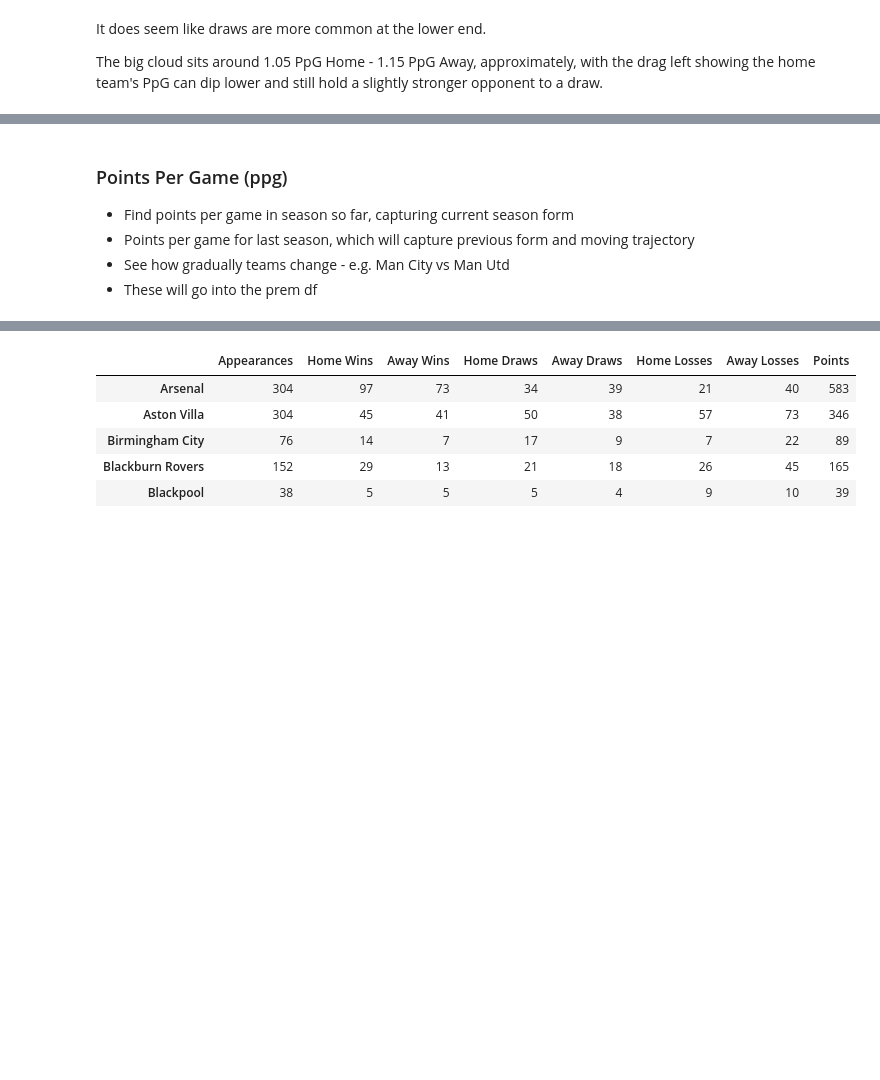
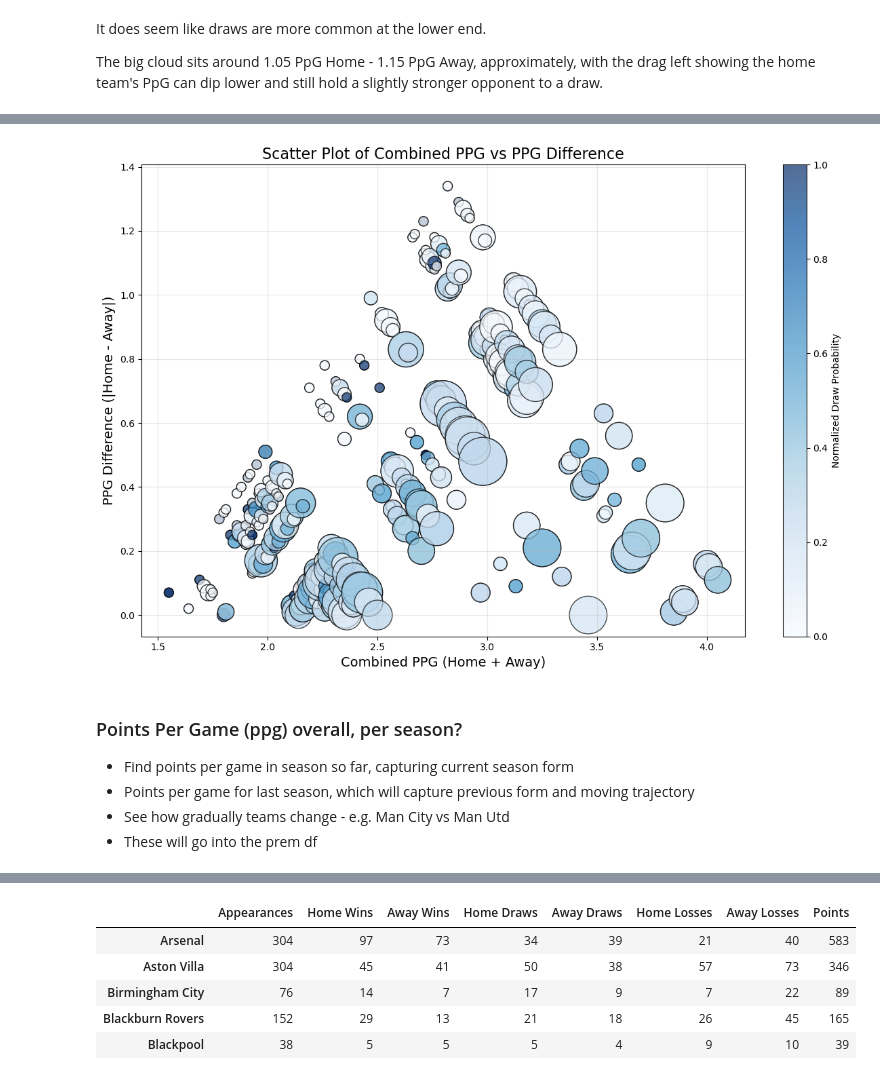
Before and after one commit to tjjdoherty/football-project-mvp, a Jupyter notebook: intro_clean_eda.ipynb, the cells around one changed output, grey strips where cells are left out. Drawn from its saved outputs; the diff is of its cells as text; code cells hidden in the pictures; blank space fills up the shorter version.

Commit message:
more graphing & analysis in draws

```diff
--- a/intro_clean_eda.ipynb
+++ b/intro_clean_eda.ipynb
@@ -1406,0 +1412,3 @@ Below is a density probability plot which can show the continuous shift more eas
+# %%
+# delete the ppg_category columns now
+prem = prem.drop(['home_ppg_category', 'away_ppg_category'], axis=1)
@@ -1471,5 +1540,9 @@ The big cloud sits around 1.05 PpG Home - 1.15 PpG Away, approximately, with the
+# %%
+plot_combined_ppg_vs_ppg_difference(prem, prem_draws, size_factor=100)
+# %% [output]
+[figure, added]
 # %% [markdown]
-### Points Per Game (ppg)
+### Points Per Game (ppg) overall, per season?
 - Find points per game in season so far, capturing current season form
 - Points per game for last season, which will capture previous form and moving trajectory
 - See how gradually teams change - e.g. Man City vs Man Utd
```
Also changed, not shown: parts of 12 cells of this notebook.
